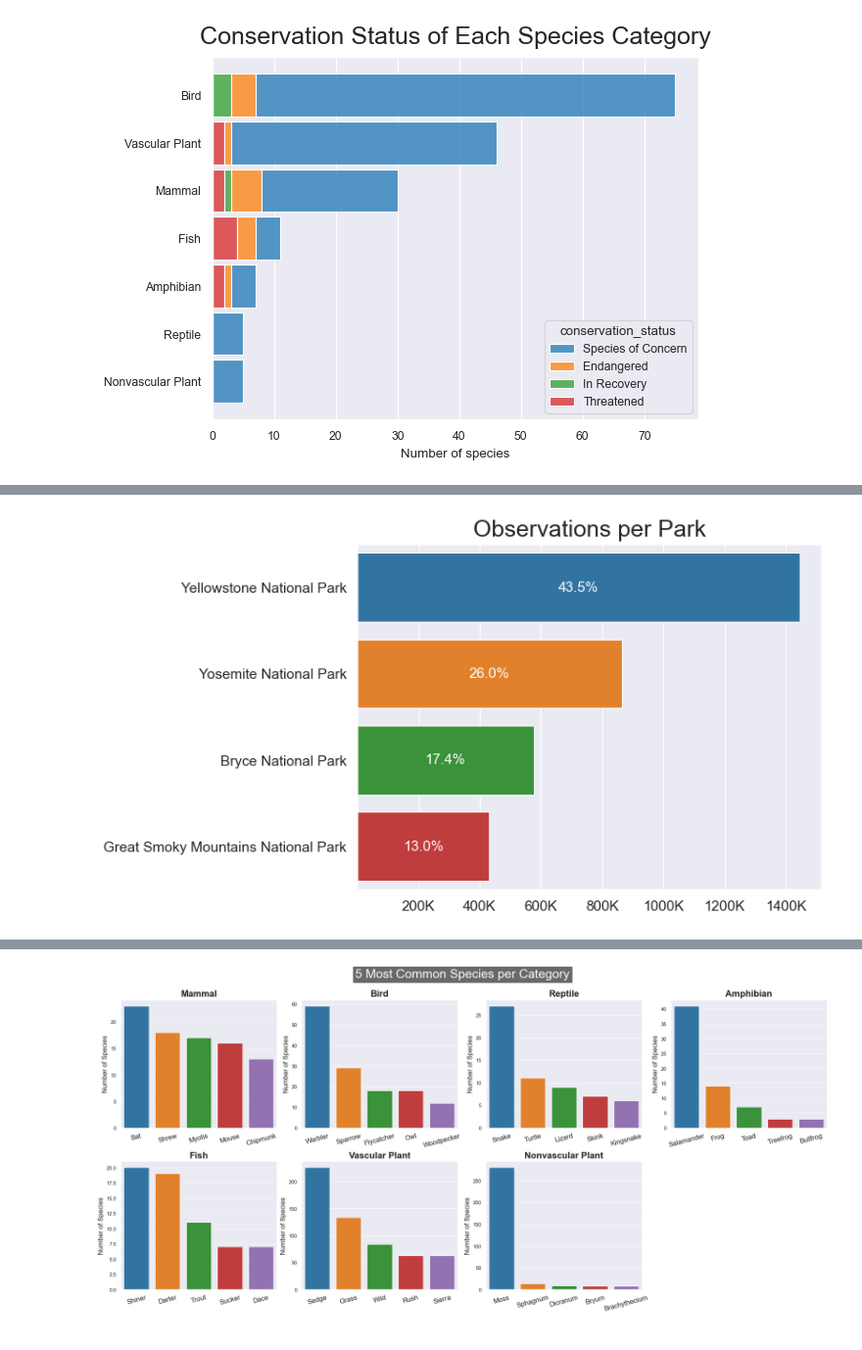
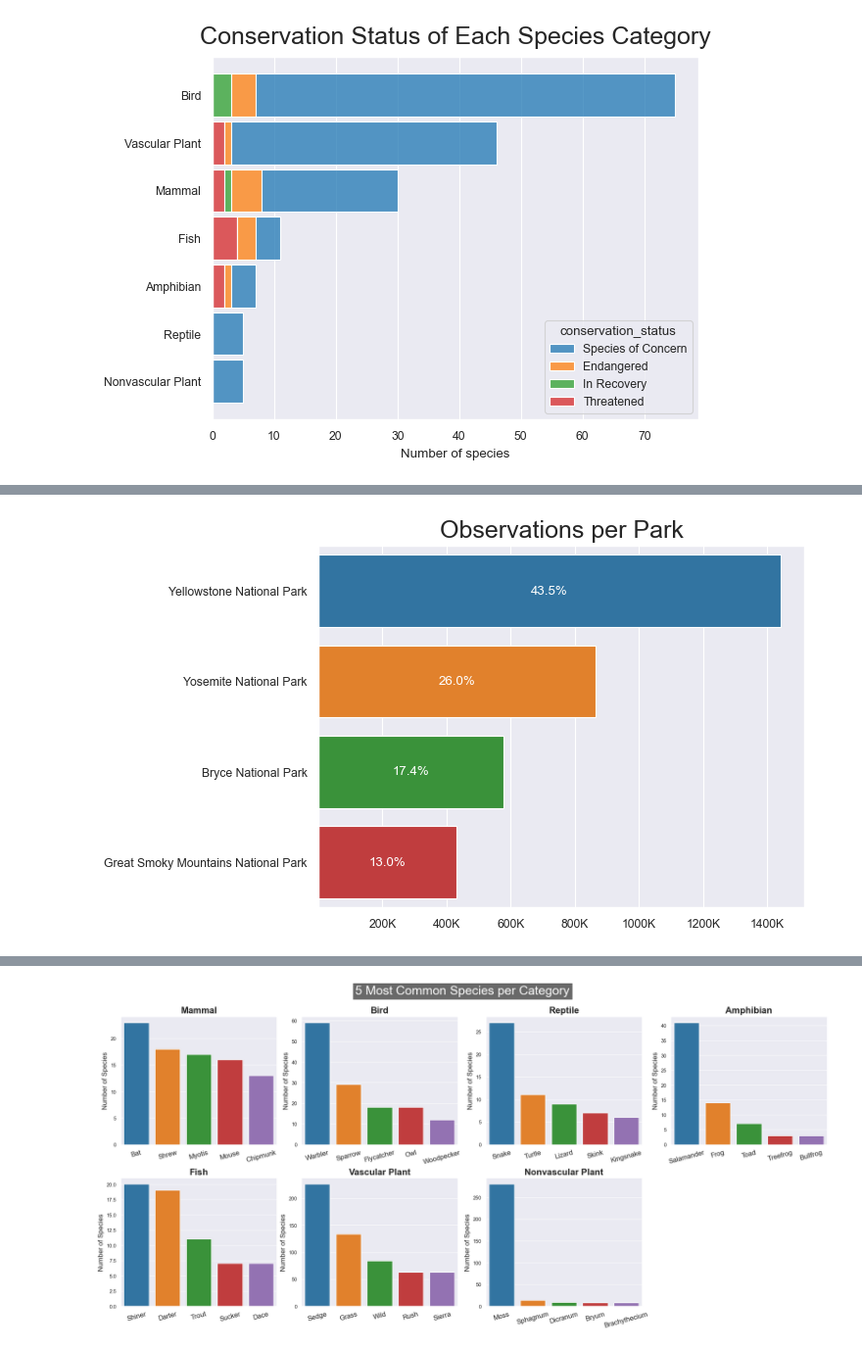
Before and after one commit to bcbmotta/biodiversity-project, a Jupyter notebook: Code/biodiversity.ipynb, the cells around one changed output, grey strips where cells are left out. Shown at 98% size. Saved outputs shown, nothing was run; the diff lists cells and outputs as text; code cells hidden in the pictures.

```diff
--- a/Code/biodiversity.ipynb
+++ b/Code/biodiversity.ipynb
@@ -319,18 +303,16 @@ for i, status in enumerate(classified.conservation_status.unique(), start=1):
 # %%
 # Plot observations per park
 observations_count = obs.groupby('park_name').observations.sum().sort_values(ascending=False)
 g = sns.barplot(x=observations_count.values, y=observations_count.index)
 
 # Adjust chart labels
 g.set_xticks(range(0, 1500000, 200000))
 g.set_xticklabels([f'{x/1000:.0f}K'  if x != 0 else '' for x in range(0, 1500000, 200000)])
 plt.title('Observations per Park', fontsize=18)
 plt.ylabel('')
-plot_bar_percentages(g, label_type='center', padding=0, color='white', fontsize=11)
-plt.yticks(fontsize=11)
-plt.xticks(fontsize=11);
+plot_bar_percentages(g, label_type='center', padding=0, color='white');
 # %% [output]
-[figure, old version]
+[figure, new version]
 # %%
 # Prepare DF to be plotted
 park_category = merge.groupby(['park_name', 'category'])['observations'].sum().reset_index()
```
Also changed, not shown: parts of 6 cells of this notebook, 2 other files.
